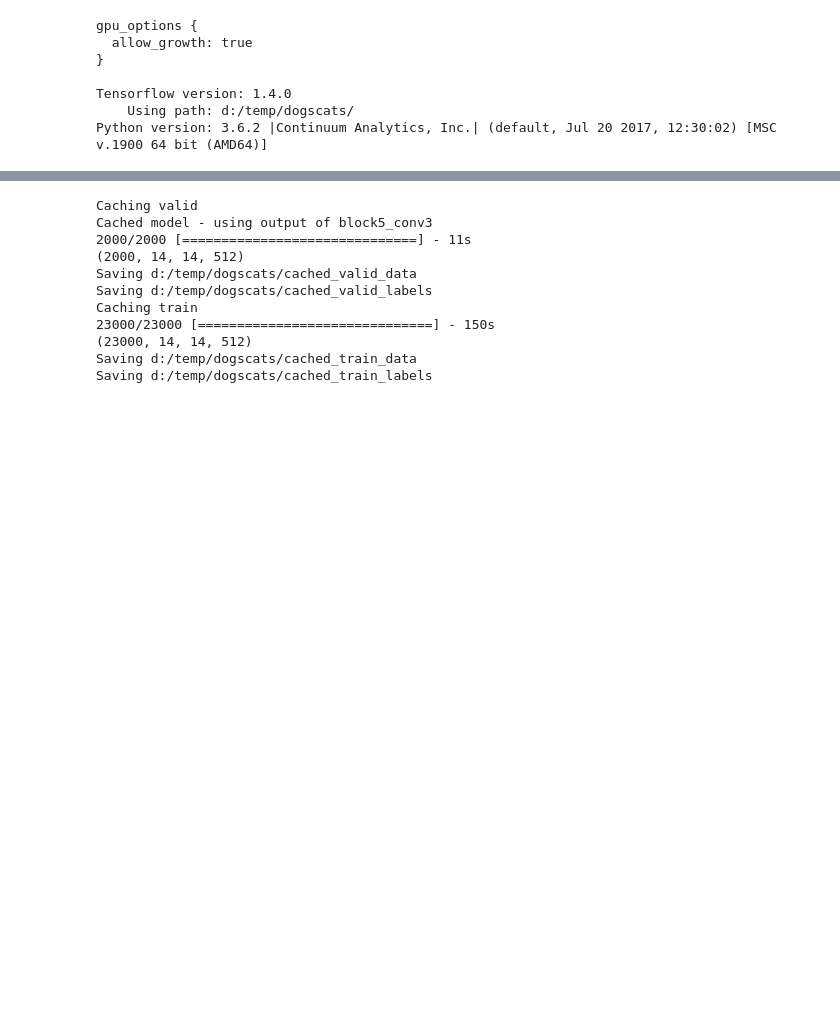
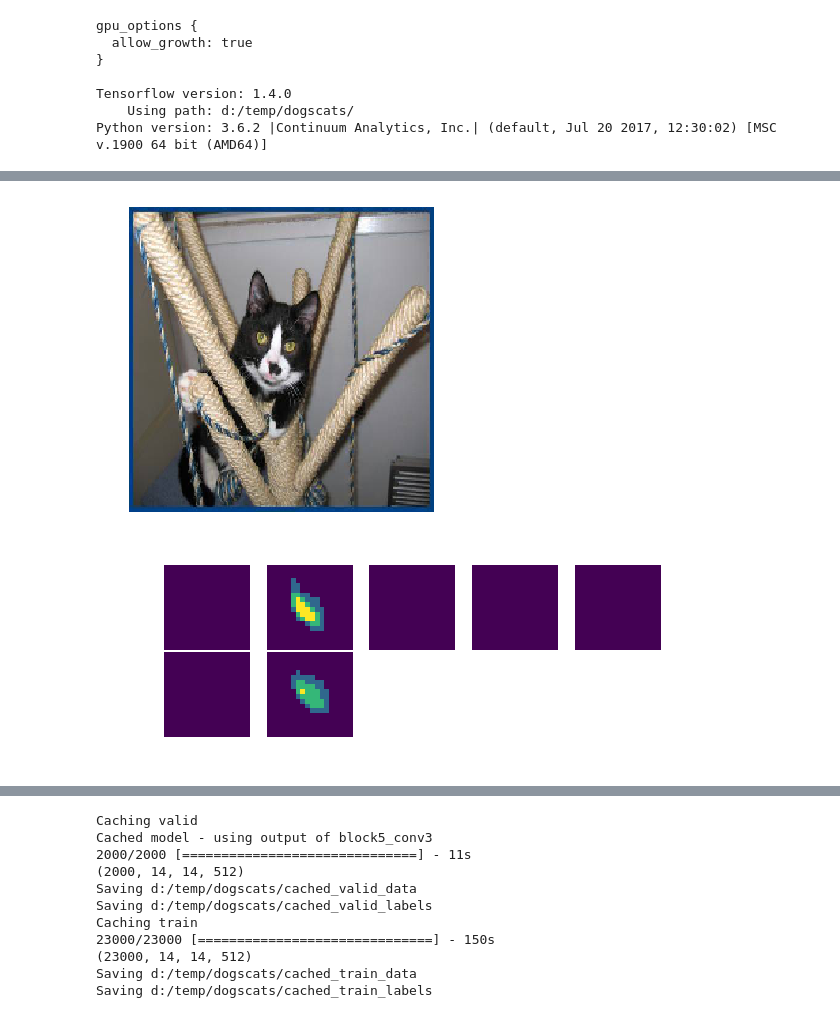
Before and after one commit to nincode/courses, a Jupyter notebook: deeplearning1/nbs/lesson1.ipynb, the cells around one changed output, grey strips where cells are left out. Saved outputs shown, nothing was run; the diff lists cells and outputs as text; code cells hidden in the pictures; blank space fills up the shorter version.

Commit message:
Visualization, first stab

```diff
--- a/deeplearning1/nbs/lesson1.ipynb
+++ b/deeplearning1/nbs/lesson1.ipynb
@@ -58,8 +58,8 @@ reload(nincode_ml)
 from nincode_ml import Model1
 from nincode_ml import DataBatch
 
-batches_valid=DataBatch(path, 'valid', always_use_full_batch = True)
-batches_train=DataBatch(path, 'train')
+batches_valid=DataBatch(path, 'valid', always_use_full_batch = True, ignore_cached=True)
+batches_train=DataBatch(path, 'train', ignore_cached=True)
 
 m1 = Model1('model1')
 m1.create_model(class_num=2)
@@ -89,0 +218,72 @@ val_loss:1.5828  val_acc:0.4965
+# %%
+### Get single input
+single_input = batches_train.iter.next()[0]
+# %%
+### Create model and get layer outputs
+from tensorflow.python.keras.optimizers import SGD, RMSprop, Adam, Nadam
+from tensorflow import keras as K
+from tensorflow.python.keras.models import Sequential, Model
+from matplotlib import figure
+
+### Visualization
+def get_vis(model, input):
+    m2 = Sequential()
+    target_layer=len(model.layers)-6
+    print("Target_layer",model.layers[target_layer].name)
+    for i in range(0,target_layer):
+        m2.add(model.layers[i])
+    return m2.predict(input)
+
+def plot_old(data):
+    cnt = min(data.shape[-1],64)
+    row_len = 5
+    col_num = int(cnt/row_len + 1)
+    pix_per_image = 112
+    border = 2
+    pix_w = (pix_per_image+border) * row_len
+    pix_h = (pix_per_image+border) * col_num
+    dpi= 96
+    sbp = figure.SubplotParams(wspace = 0)
+    f = plt.figure(figsize=(pix_w/dpi,pix_h/dpi),dpi=dpi)
+    plt.margins(x=0,y=0)
+    plt.axis('off')
+    plt.autoscale(tight = True)
+    for t in range(0,cnt):
+        slice = data[0][:,:,t]
+        ims = np.array(slice).astype(np.uint8)
+        f.add_subplot(col_num, row_len, t+1)
+        plt.subplots_adjust(left=0,hspace=0.02, wspace = 0.0)
+        plt.imshow(ims)
+        plt.axis('off')
+
+def plot_new(data):
+    cnt = min(data.shape[-1],64)
+    row_len = 5
+    col_num = int(cnt/row_len + 1)
+    pix_per_image = 112
+    border = 2
+    pix_w = (pix_per_image+border) * row_len + 100
+    pix_h = (pix_per_image+border) * col_num + 100
+    dpi= 96
+    sbp = figure.SubplotParams(wspace = 0)
+    f = plt.figure(figsize=(pix_w/dpi,pix_h/dpi),dpi=dpi)
+    plt.margins(x=0,y=0)
+    plt.axis('off')
+    plt.autoscale(tight = True)
+    for t in range(0,cnt):
+        slice = data[0][:,:,t]
+        ims = np.array(slice).astype(np.uint8)
+        x = t % row_len
+        y = int(t / row_len)
+        plt.figimage(ims, xo = x*(pix_per_image+2), yo=y*(pix_per_image+2))
+
+input = single_input[2:3]
+print(input.shape)
+print(type(input[0]))
+plots(input)
+print("Model says this is a",m1.model.predict(input))
+outp = get_vis(m1.model, input)
+print("Output shape",outp.shape,outp.shape[-1])
+plot_old(outp)
+### print(outp[:,:,:,6])
+# %% [output]
@@ -89,0 +295,2 @@ val_loss:1.5828  val_acc:0.4965
+[figure, added]
+[figure, added]
```
Also changed, not shown: parts of 6 cells of this notebook, 3 other files.
